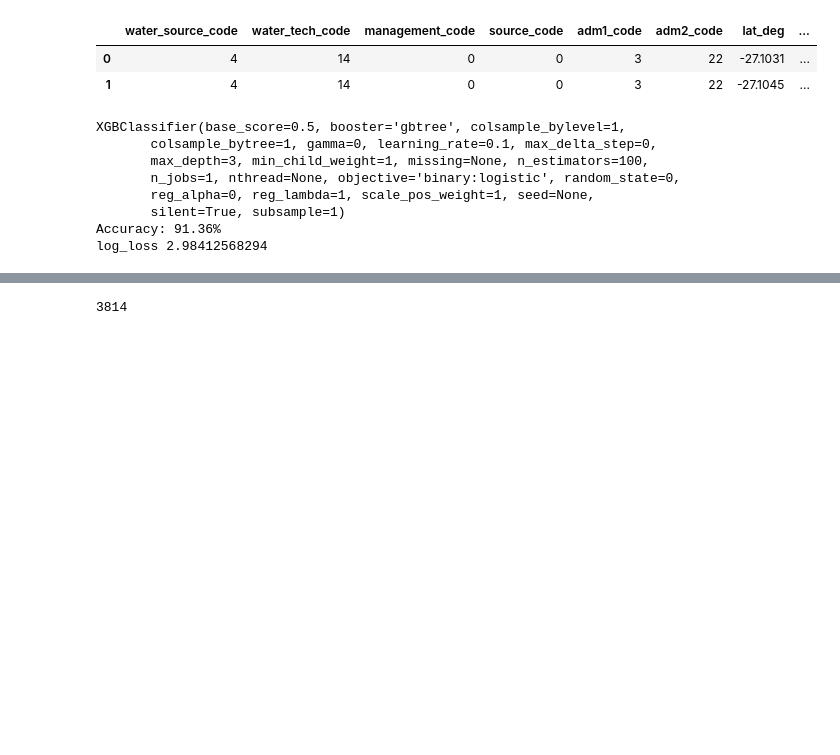
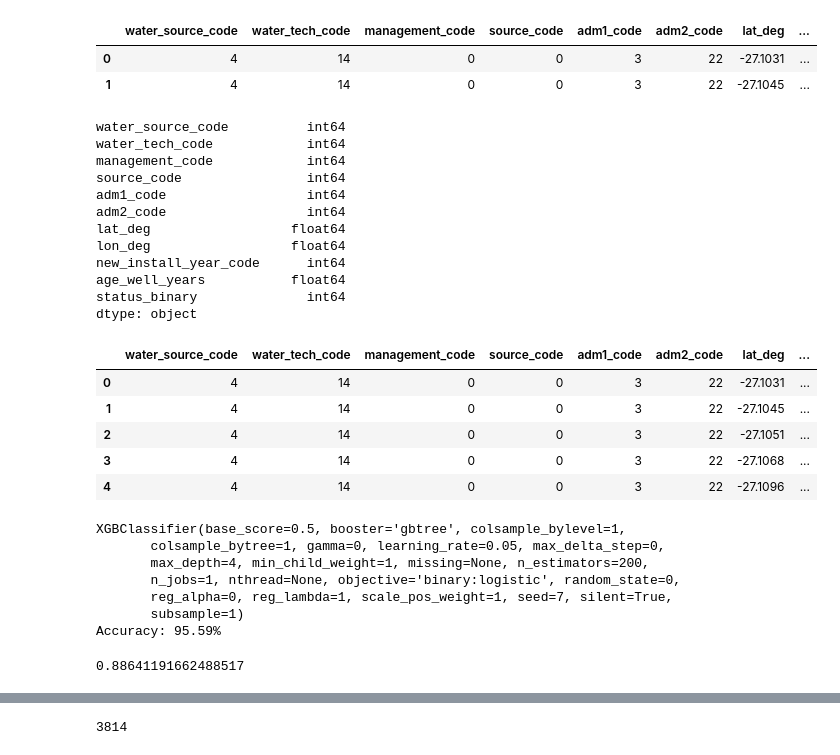
Before and after one commit to dan-watson-ucb/Capstone_Water_Access, a Jupyter notebook: Waterpoint Baseline Model.ipynb, the cells around one changed output, grey strips where cells are left out. Drawn from its saved outputs; the diff is of its cells as text; code cells hidden in the pictures; blank space fills up the shorter version.

```diff
--- a/Waterpoint Baseline Model.ipynb
+++ b/Waterpoint Baseline Model.ipynb
@@ -98,8 +115,10 @@ pred_df['adm2_code']= lb.fit_transform(swaz['adm2'])
 pred_df['lat_deg']= swaz['lat_deg'].values
 pred_df['lon_deg'] = swaz['lon_deg'].values
 pred_df['new_install_year_code'] = lb.fit_transform(swaz['new_install_year'])
-pred_df['age_well_days'] = swaz['age_well_days'].values
-pred_df.age_well_days.astype(int)
+swaz.age_well_days.astype(int)
+pred_df['age_well_years'] = swaz['age_well_days'].values
+#have to cast as int now
+pred_df['age_well_years'] = round(pred_df.age_well_years.astype(int)/365,1)
 
 #target
 pred_df['status_binary'] = swaz['status_binary'].values
@@ -114,6 +133,28 @@ See the caveats in the documentation: http://pandas.pydata.org/pandas-docs/stabl
 |  | water_source_code | water_tech_code | management_code | source_code | adm1_code | adm2_code | lat_deg | ... |
 | 0 | 4 | 14 | 0 | 0 | 3 | 22 | -27.1031 | ... |
 | 1 | 4 | 14 | 0 | 0 | 3 | 22 | -27.1045 | ... |
+# %%
+print(pred_df.dtypes)
+pred_df.head()
+# %% [output]
+water_source_code          int64
+water_tech_code            int64
+management_code            int64
+source_code                int64
+adm1_code                  int64
+adm2_code                  int64
+lat_deg                  float64
+lon_deg                  float64
+new_install_year_code      int64
+age_well_years           float64
+status_binary              int64
+dtype: object
+|  | water_source_code | water_tech_code | management_code | source_code | adm1_code | adm2_code | lat_deg | ... |
+| 0 | 4 | 14 | 0 | 0 | 3 | 22 | -27.1031 | ... |
+| 1 | 4 | 14 | 0 | 0 | 3 | 22 | -27.1045 | ... |
+| 2 | 4 | 14 | 0 | 0 | 3 | 22 | -27.1051 | ... |
+| 3 | 4 | 14 | 0 | 0 | 3 | 22 | -27.1068 | ... |
+| 4 | 4 | 14 | 0 | 0 | 3 | 22 | -27.1096 | ... |
 # %%
 # to do
 # encode other columns like water tech, management, source
@@ -127,7 +168,7 @@ Y= pred_df[pred_df.columns[-1:]]
 X_train, X_test, y_train, y_test = model_selection.train_test_split(X, Y,  test_size=.2, random_state=7)
 # %%
 # fit model no training data
-model = XGBClassifier()
+model = XGBClassifier(learning_rate=0.05, max_depth=4, n_estimators=200, seed=7, )
 model.fit(X_train, y_train)
 print(model)
 # make predictions for test data
@@ -135,15 +176,18 @@ y_pred = model.predict(X_test)
 predictions = [round(value) for value in y_pred]
 # evaluate predictions
 accuracy = accuracy_score(y_test, predictions)
-log_loss = log_loss(y_test, predictions)
+#log_loss = log_loss(y_test, predictions)
 print("Accuracy: %.2f%%" % (accuracy * 100.0))
-print('log_loss', log_loss)
+#print('log_loss', log_loss)
 # %% [output]
 XGBClassifier(base_score=0.5, booster='gbtree', colsample_bylevel=1,
-       colsample_bytree=1, gamma=0, learning_rate=0.1, max_delta_step=0,
-       max_depth=3, min_child_weight=1, missing=None, n_estimators=100,
+       colsample_bytree=1, gamma=0, learning_rate=0.05, max_delta_step=0,
+       max_depth=4, min_child_weight=1, missing=None, n_estimators=200,
        n_jobs=1, nthread=None, objective='binary:logistic', random_state=0,
-       reg_alpha=0, reg_lambda=1, scale_pos_weight=1, seed=None,
-       silent=True, subsample=1)
-Accuracy: 91.36%
-log_loss 2.98412568294
+       reg_alpha=0, reg_lambda=1, scale_pos_weight=1, seed=7, silent=True,
+       subsample=1)
+Accuracy: 95.59%
+# %%
+metrics.roc_auc_score(y_test, y_pred)
+# %% [output]
+0.88641191662488517
```
Also changed, not shown: parts of 17 cells of this notebook.
